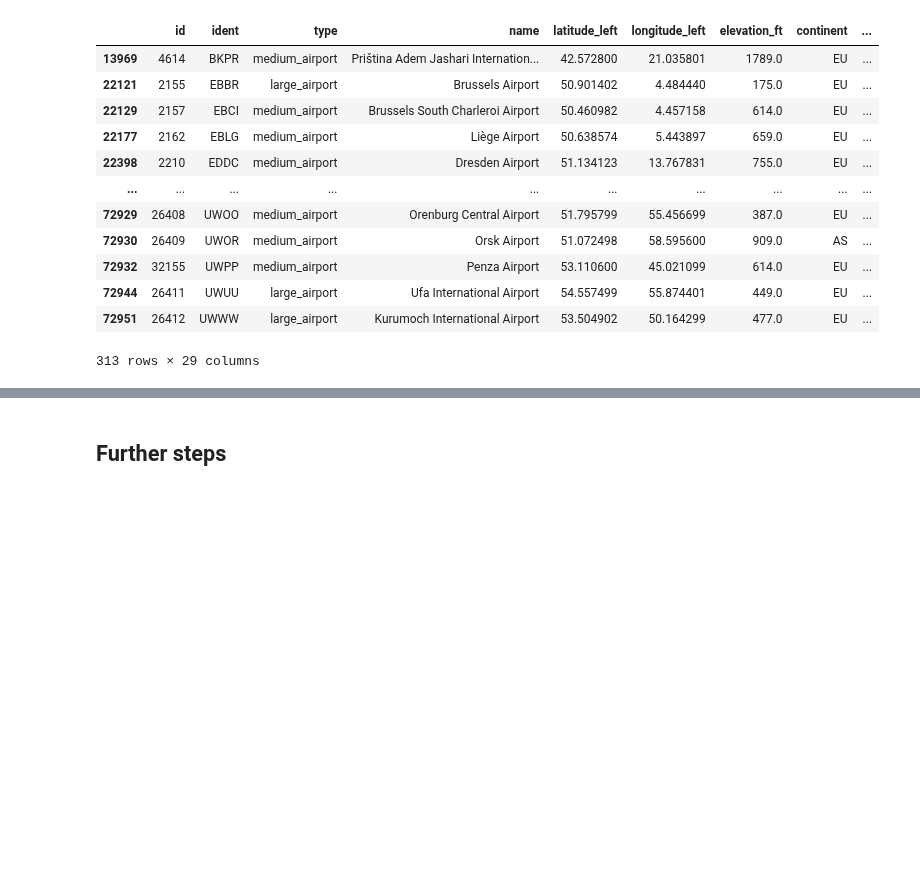
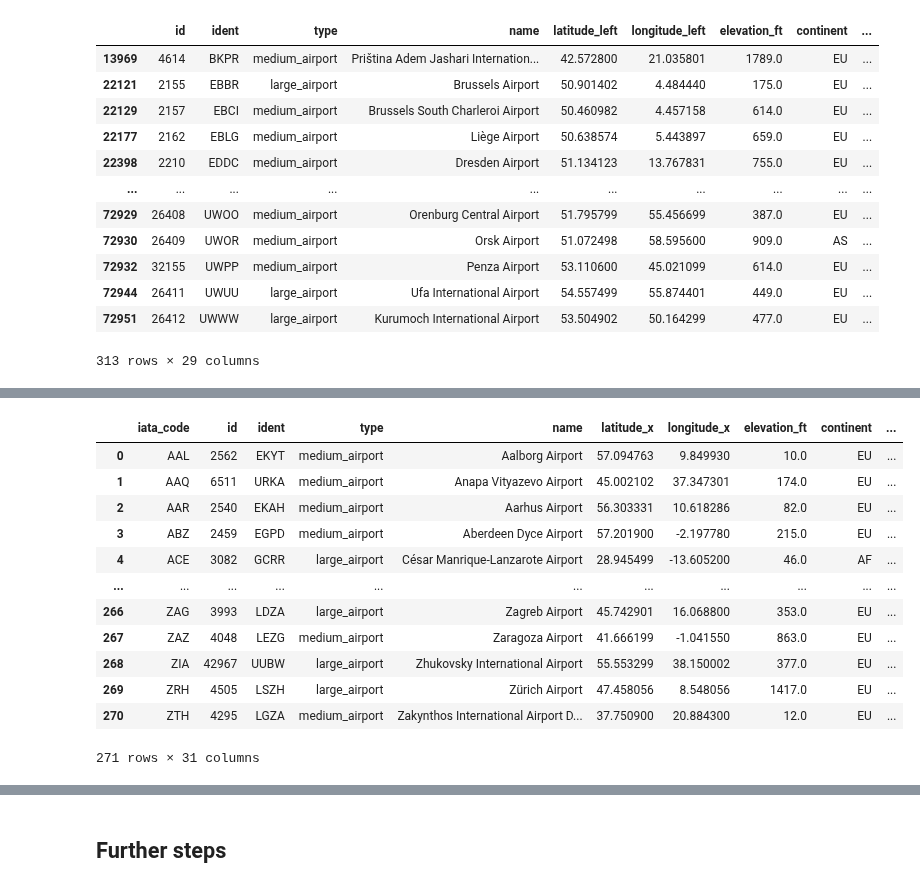
Before and after one commit to RabDou44/DOPP_group18, a Jupyter notebook: final notebook/comparing_train_airport_cities.ipynb, the cells around one changed output, grey strips where cells are left out. Saved outputs shown, nothing was run; the diff lists cells and outputs as text; code cells hidden in the pictures; blank space fills up the shorter version.

```diff
--- a/final notebook/comparing_train_airport_cities.ipynb
+++ b/final notebook/comparing_train_airport_cities.ipynb
@@ -937,0 +1034,19 @@ within_50
+# %%
+sorted_airport_in_50 = airport_in_50.sort_values(by=['iata_code', 'population'], ascending=[True, False])
+# %%
+biggest_city_per_airport = sorted_airport_in_50.groupby('iata_code').first().reset_index()
+biggest_city_per_airport
+# %% [output]
+|  | iata_code | id | ident | type | name | latitude_x | longitude_x | elevation_ft | continent | ... |
+| 0 | AAL | 2562 | EKYT | medium_airport | Aalborg Airport | 57.094763 | 9.849930 | 10.0 | EU | ... |
+| 1 | AAQ | 6511 | URKA | medium_airport | Anapa Vityazevo Airport | 45.002102 | 37.347301 | 174.0 | EU | ... |
+| 2 | AAR | 2540 | EKAH | medium_airport | Aarhus Airport | 56.303331 | 10.618286 | 82.0 | EU | ... |
+| 3 | ABZ | 2459 | EGPD | medium_airport | Aberdeen Dyce Airport | 57.201900 | -2.197780 | 215.0 | EU | ... |
+| 4 | ACE | 3082 | GCRR | large_airport | César Manrique-Lanzarote Airport | 28.945499 | -13.605200 | 46.0 | AF | ... |
+| ... | ... | ... | ... | ... | ... | ... | ... | ... | ... | ... |
+| 266 | ZAG | 3993 | LDZA | large_airport | Zagreb Airport | 45.742901 | 16.068800 | 353.0 | EU | ... |
+| 267 | ZAZ | 4048 | LEZG | medium_airport | Zaragoza Airport | 41.666199 | -1.041550 | 863.0 | EU | ... |
+| 268 | ZIA | 42967 | UUBW | large_airport | Zhukovsky International Airport | 55.553299 | 38.150002 | 377.0 | EU | ... |
+| 269 | ZRH | 4505 | LSZH | large_airport | Zürich Airport | 47.458056 | 8.548056 | 1417.0 | EU | ... |
+| 270 | ZTH | 4295 | LGZA | medium_airport | Zakynthos International Airport D... | 37.750900 | 20.884300 | 12.0 | EU | ... |
+271 rows × 31 columns
```
Also changed, not shown: parts of 23 cells of this notebook, 1 other file.
